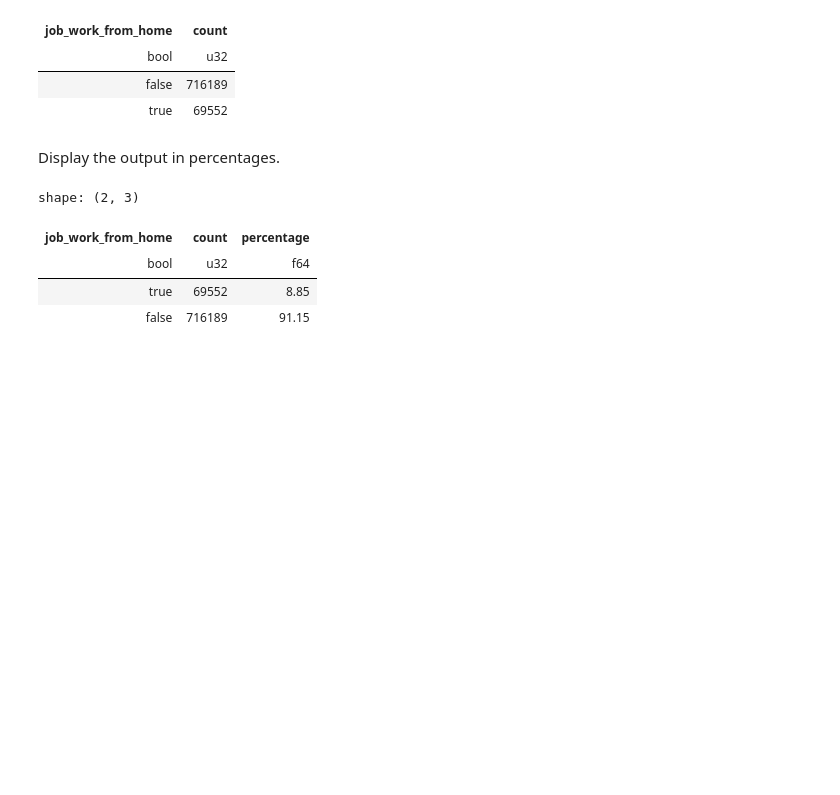
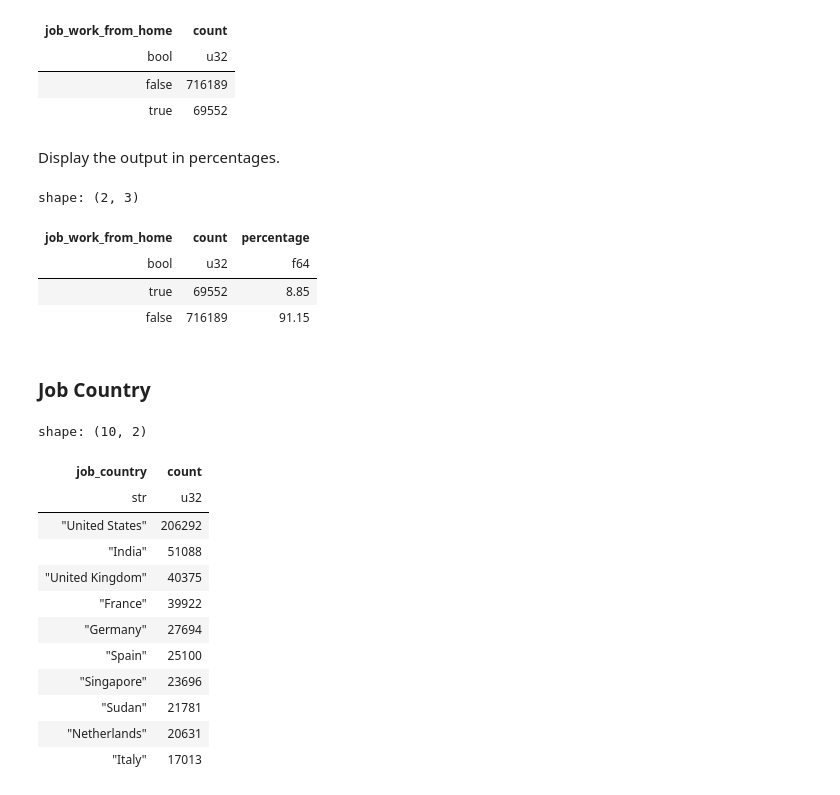
Before and after one commit to bdi593/textbook, a Jupyter notebook: content/data-job-postings/analysis.ipynb, the cells around one changed output. Saved outputs shown, nothing was run; the diff lists cells and outputs as text; code cells hidden in the pictures; blank space fills up the shorter version.

```diff
--- a/content/data-job-postings/analysis.ipynb
+++ b/content/data-job-postings/analysis.ipynb
@@ -638,3 +661,21 @@ shape: (2, 3)
 | bool | u32 | f64 |
 | true | 69552 | 8.85 |
 | false | 716189 | 91.15 |
+# %% [markdown]
+### Job Country
+# %%
+df["job_country"].value_counts().sort("count", descending=True).head(10)
+# %% [output]
+shape: (10, 2)
+| job_country | count |
+| str | u32 |
+| "United States" | 206292 |
+| "India" | 51088 |
+| "United Kingdom" | 40375 |
+| "France" | 39922 |
+| "Germany" | 27694 |
+| "Spain" | 25100 |
+| "Singapore" | 23696 |
+| "Sudan" | 21781 |
+| "Netherlands" | 20631 |
+| "Italy" | 17013 |
```
Also changed, not shown: parts of 31 cells of this notebook, 2 other files.
